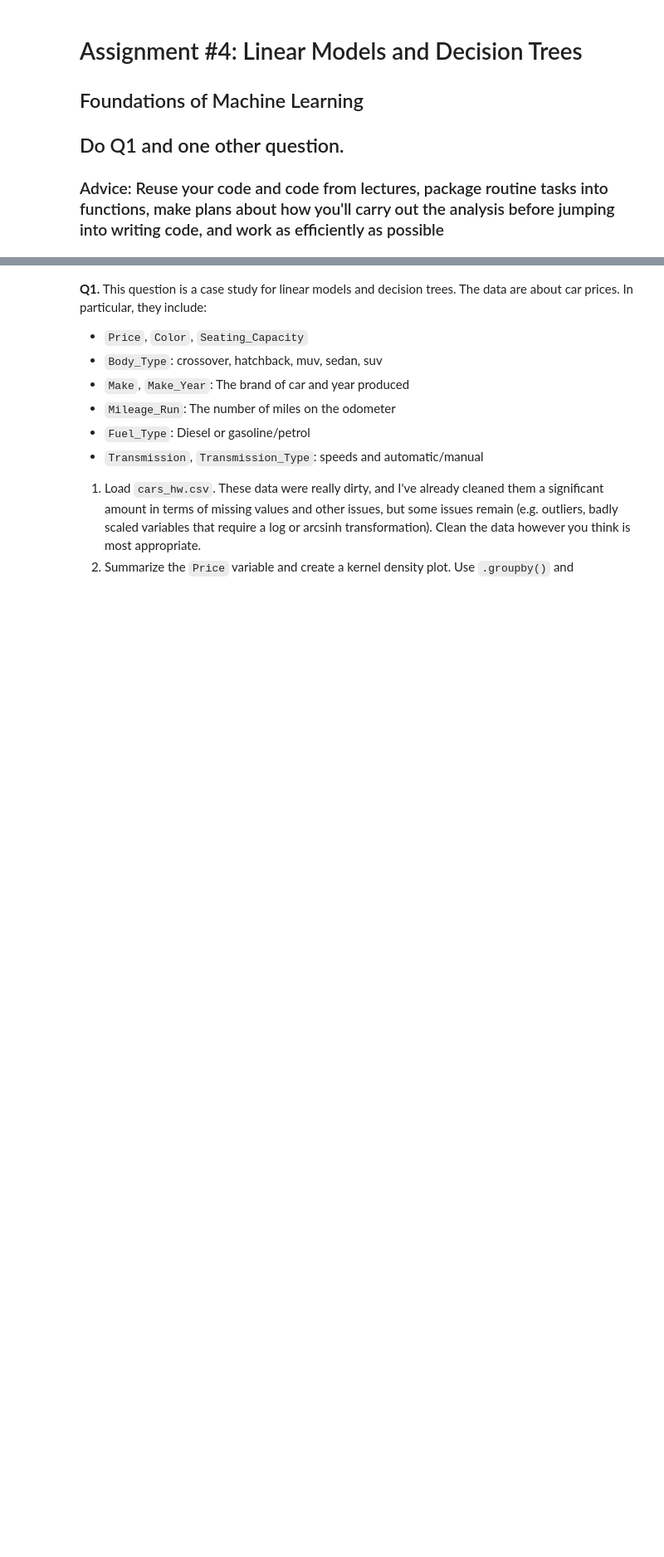
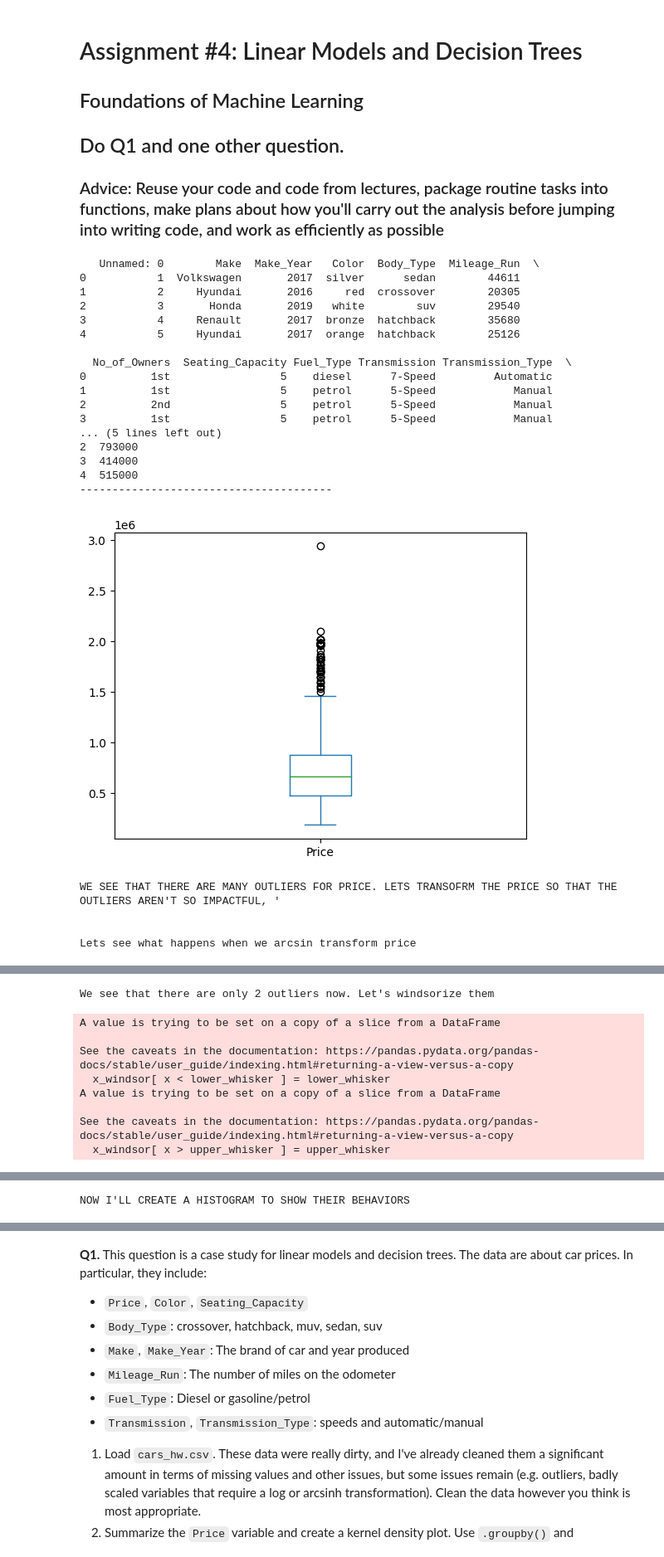
Before and after one commit to JRAlbanese/assignment4, a Jupyter notebook: assignment4.ipynb, the cells around one changed output, grey strips where cells are left out. Shown at 83% size. Drawn from its saved outputs; the diff is of its cells as text; code cells hidden in the pictures; blank space fills up the shorter version.

```diff
--- a/assignment4.ipynb
+++ b/assignment4.ipynb
@@ -5,0 +34,65 @@
+# %%
+carp = pd.read_csv('assignment4/data/cars_hw.csv')
+print(carp.head())
+#I think that the first column just indexes each observation, which we don't need
+indicies = carp.iloc[:, 0]
+print("---------------------------------------")
+
+
+carp1 = carp.drop(carp.columns[0], axis =1)
+carp1.head() #good, now we have the dataframe without the indicies
+
+plotbox(carp1["Price"])
+
+pn("WE SEE THAT THERE ARE MANY OUTLIERS FOR PRICE. LETS TRANSOFRM THE PRICE SO THAT THE OUTLIERS AREN'T SO IMPACTFUL, '\n")
+pn("Lets see what happens when we arcsin transform price")
+
+carp1["arcs_Price"] = np.arcsinh(carp1["Price"])
+plotbox(carp1["arcs_Price"]) #my function
+pn("We see that there are only 2 outliers now. Let's windsorize them")
+
+windsorize(carp1["arcs_Price"])
+plotbox(carp1["arcs_Price"])
+
+pn("Now I'm gonna do the same thing for milage")
+carp1["arcs_Mileage_Run"] = np.arcsinh(carp1["Mileage_Run"])
+windsorize(carp1["arcs_Mileage_Run"])
+
+pn("-------------------------------------------------------------------------------------------------------------------------")
+
+pn("lets show all the boxplots")
+plotbox(carp1["arcs_Price"])
+plotbox(carp1["arcs_Mileage_Run"])
+pn("NOW I'LL CREATE A HISTOGRAM TO SHOW THEIR BEHAVIORS")
+
+arcP = carp1["arcs_Price"]
+arcML = carp1["arcs_Mileage_Run"]
+
+sns.histplot(arcP)
+plt.show()
+
+sns.histplot(arcML)
+plt.show()
+# %% [output]
+   Unnamed: 0        Make  Make_Year   Color  Body_Type  Mileage_Run  \
+0           1  Volkswagen       2017  silver      sedan        44611
+1           2     Hyundai       2016     red  crossover        20305
+2           3       Honda       2019   white        suv        29540
+3           4     Renault       2017  bronze  hatchback        35680
+4           5     Hyundai       2017  orange  hatchback        25126
+
+  No_of_Owners  Seating_Capacity Fuel_Type Transmission Transmission_Type  \
+0          1st                 5    diesel      7-Speed         Automatic
+1          1st                 5    petrol      5-Speed            Manual
+2          2nd                 5    petrol      5-Speed            Manual
+3          1st                 5    petrol      5-Speed            Manual
+... (5 lines left out)
+2  793000
+3  414000
+4  515000
+---------------------------------------
+[figure, added]
+WE SEE THAT THERE ARE MANY OUTLIERS FOR PRICE. LETS TRANSOFRM THE PRICE SO THAT THE OUTLIERS AREN'T SO IMPACTFUL, '
+
+
+Lets see what happens when we arcsin transform price
@@ -5,0 +100,9 @@
+We see that there are only 2 outliers now. Let's windsorize them
+A value is trying to be set on a copy of a slice from a DataFrame
+
+See the caveats in the documentation: https://pandas.pydata.org/pandas-docs/stable/user_guide/indexing.html#returning-a-view-versus-a-copy
+  x_windsor[ x < lower_whisker ] = lower_whisker
+A value is trying to be set on a copy of a slice from a DataFrame
+
+See the caveats in the documentation: https://pandas.pydata.org/pandas-docs/stable/user_guide/indexing.html#returning-a-view-versus-a-copy
+  x_windsor[ x > upper_whisker ] = upper_whisker
@@ -5,0 +125 @@
+NOW I'LL CREATE A HISTOGRAM TO SHOW THEIR BEHAVIORS
```
Also changed, not shown: parts of 2 cells of this notebook.
